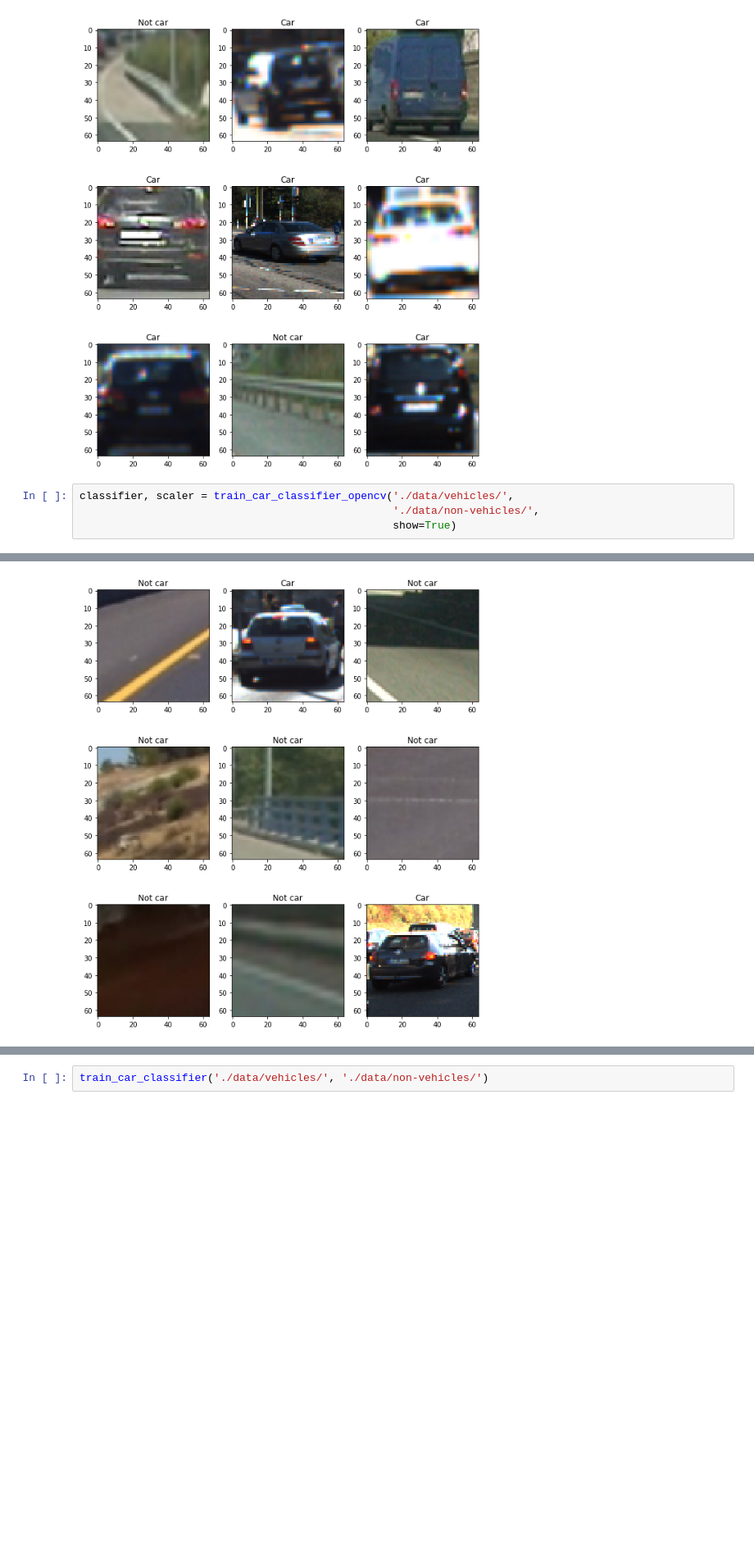
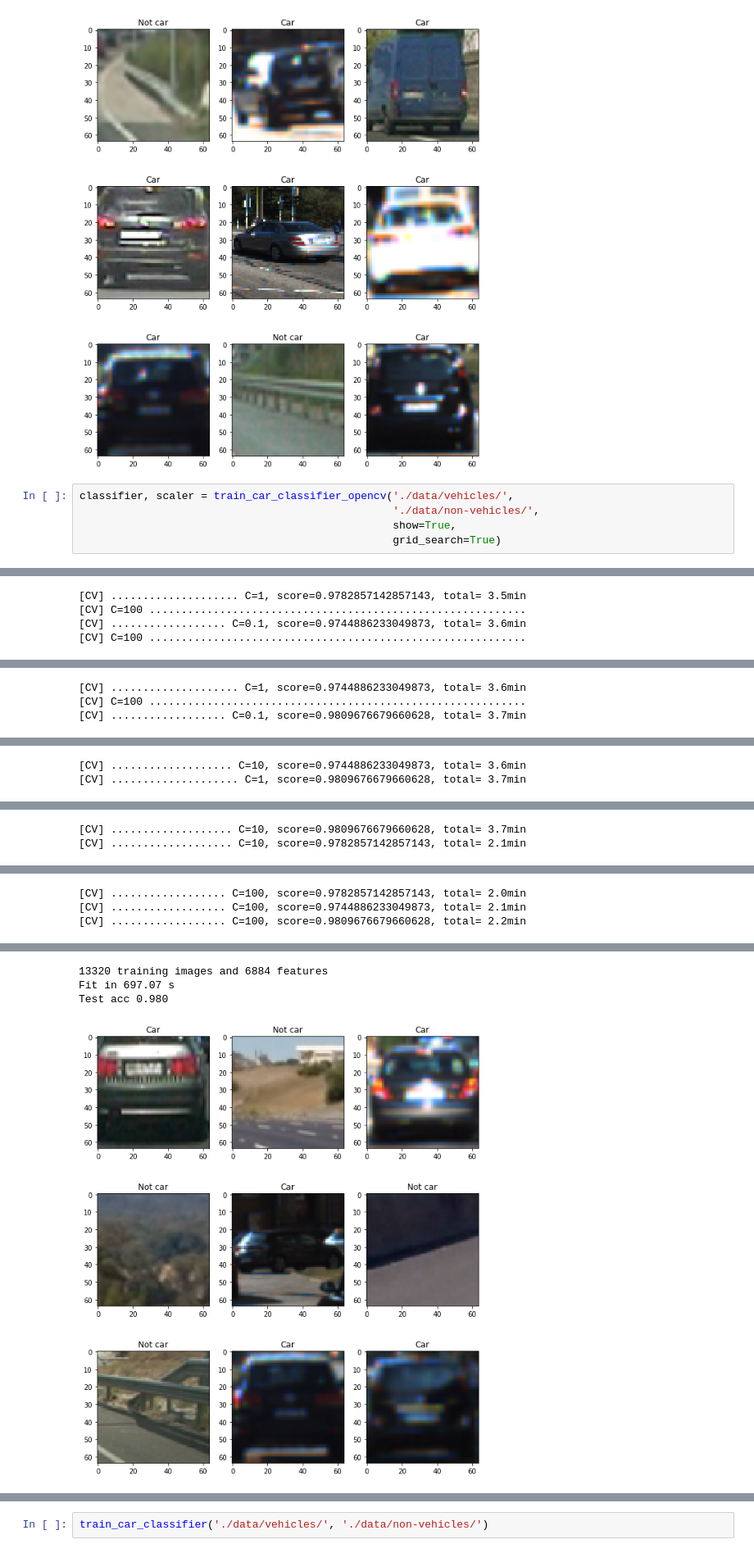
Before and after one commit to sketchc89/VehicleDetectionTracking-P5, a Jupyter notebook: VehicleDetectionTracking.ipynb, the cells around one changed output, grey strips where cells are left out. Shown at 82% size. Cells and saved outputs as stored; diff of their text form; blank space fills up the shorter version.

```diff
--- a/VehicleDetectionTracking.ipynb
+++ b/VehicleDetectionTracking.ipynb
@@ -38,6 +35,7 @@ Test acc 0.989
 # %%
 classifier, scaler = train_car_classifier_opencv('./data/vehicles/',
                                                  './data/non-vehicles/',
-                                                 show=True)
+                                                 show=True,
+                                                 grid_search=True)
 # %% [output]
 Reading 17760 images
@@ -47,0 +60,4 @@ Test acc 0.985
+[CV] .................... C=1, score=0.9782857142857143, total= 3.5min
+[CV] C=100 ...........................................................
+[CV] .................. C=0.1, score=0.9744886233049873, total= 3.6min
+[CV] C=100 ...........................................................
@@ -47,0 +65,3 @@ Test acc 0.985
+[CV] .................... C=1, score=0.9744886233049873, total= 3.6min
+[CV] C=100 ...........................................................
+[CV] .................. C=0.1, score=0.9809676679660628, total= 3.7min
@@ -47,0 +69,2 @@ Test acc 0.985
+[CV] ................... C=10, score=0.9744886233049873, total= 3.6min
+[CV] .................... C=1, score=0.9809676679660628, total= 3.7min
@@ -47,0 +72,2 @@ Test acc 0.985
+[CV] ................... C=10, score=0.9809676679660628, total= 3.7min
+[CV] ................... C=10, score=0.9782857142857143, total= 2.1min
@@ -47,0 +75,3 @@ Test acc 0.985
+[CV] .................. C=100, score=0.9782857142857143, total= 2.0min
+[CV] .................. C=100, score=0.9744886233049873, total= 2.1min
+[CV] .................. C=100, score=0.9809676679660628, total= 2.2min
@@ -48 +79,4 @@ Test acc 0.985
+13320 training images and 6884 features
+Fit in 697.07 s
+Test acc 0.980
-[figure, old version]
+[figure, new version]
```
Also changed, not shown: parts of 32 cells of this notebook.
